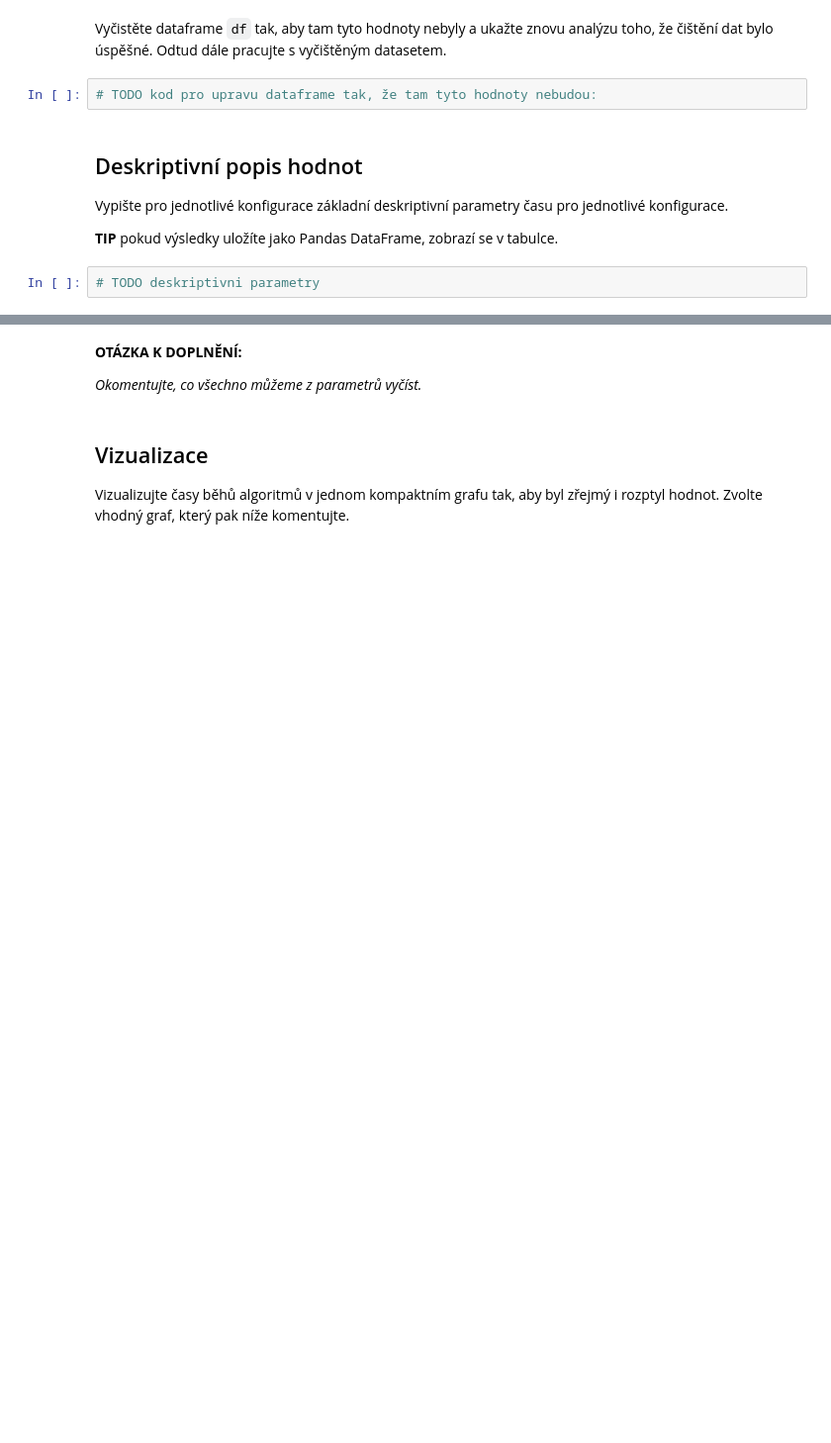
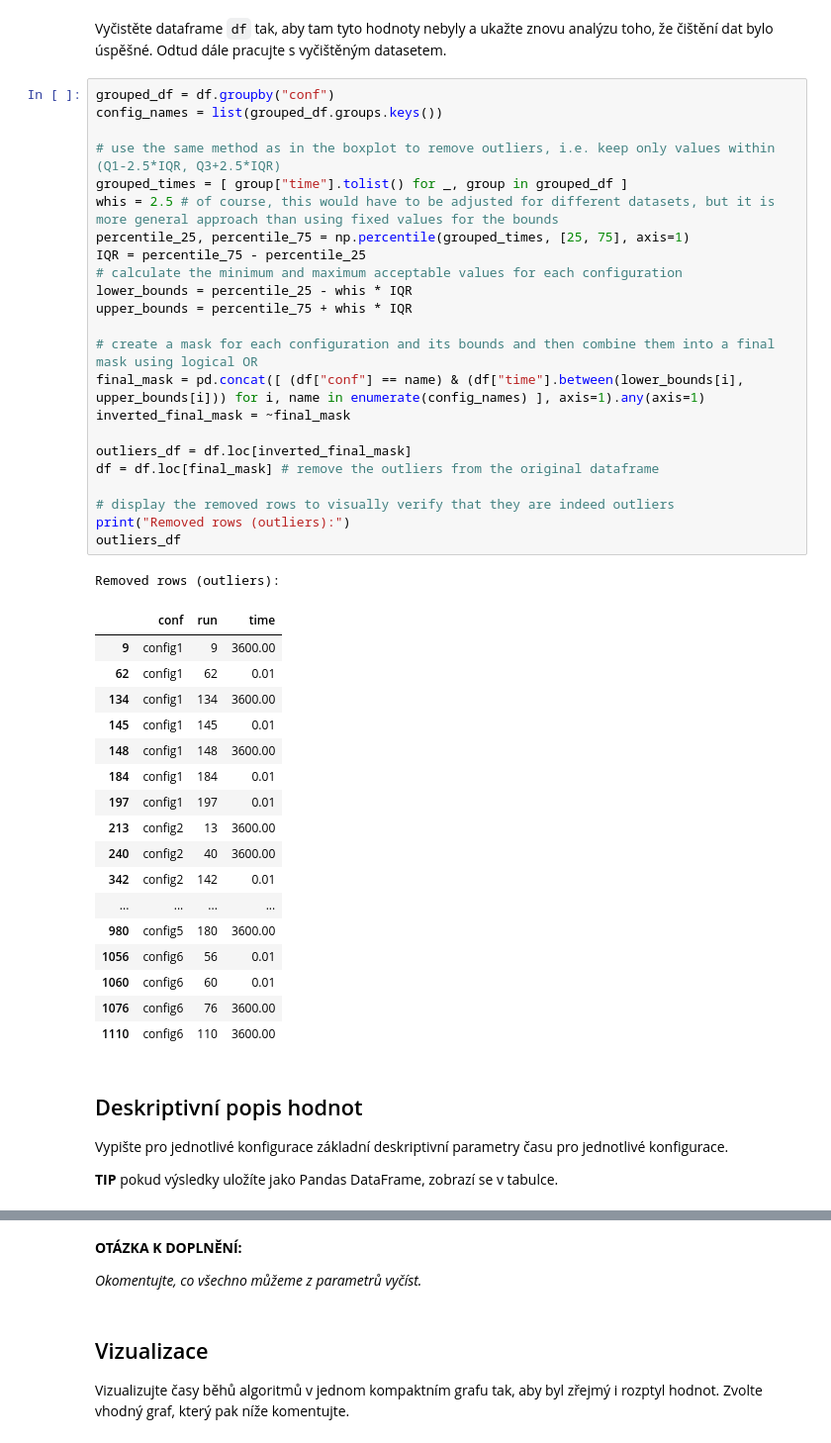
Before and after one commit to xmihol00/MSP, a Jupyter notebook: proj1/proj1.ipynb, the cells around one changed output, grey strips where cells are left out. Shown: that part at 99% size. Cells and saved outputs as stored; diff of their text form; blank space fills up the shorter version.

```diff
--- a/proj1/proj1.ipynb
+++ b/proj1/proj1.ipynb
@@ -91,11 +129,49 @@ _Objevily se nějaké chybné hodnoty? Proč tam jsou s ohledem na to, že se je
 # %% [markdown]
 Vyčistěte dataframe `df` tak, aby tam tyto hodnoty nebyly a ukažte znovu analýzu toho, že čištění dat bylo úspěšné. Odtud dále pracujte s vyčištěným datasetem.
-# %%
-# TODO kod pro upravu dataframe tak, že tam tyto hodnoty nebudou:
+# %%
+grouped_df = df.groupby("conf")
+config_names = list(grouped_df.groups.keys())
+
+# use the same method as in the boxplot to remove outliers, i.e. keep only values within (Q1-2.5*IQR, Q3+2.5*IQR)
+grouped_times = [ group["time"].tolist() for _, group in grouped_df ]
+whis = 2.5 # of course, this would have to be adjusted for different datasets, but it is more general approach than using fixed values for the bounds
+percentile_25, percentile_75 = np.percentile(grouped_times, [25, 75], axis=1)
+IQR = percentile_75 - percentile_25
+# calculate the minimum and maximum acceptable values for each configuration
+lower_bounds = percentile_25 - whis * IQR
+upper_bounds = percentile_75 + whis * IQR
+
+# create a mask for each configuration and its bounds and then combine them into a final mask using logical OR
+final_mask = pd.concat([ (df["conf"] == name) & (df["time"].between(lower_bounds[i], upper_bounds[i])) for i, name in enumerate(config_names) ], axis=1).any(axis=1)
+inverted_final_mask = ~final_mask
+
+outliers_df = df.loc[inverted_final_mask]
+df = df.loc[final_mask] # remove the outliers from the original dataframe
+
+# display the removed rows to visually verify that they are indeed outliers
+print("Removed rows (outliers):")
+outliers_df
+# %% [output]
+Removed rows (outliers):
+|  | conf | run | time |
+| 9 | config1 | 9 | 3600.00 |
+| 62 | config1 | 62 | 0.01 |
+| 134 | config1 | 134 | 3600.00 |
+| 145 | config1 | 145 | 0.01 |
+| 148 | config1 | 148 | 3600.00 |
+| 184 | config1 | 184 | 0.01 |
+| 197 | config1 | 197 | 0.01 |
+| 213 | config2 | 13 | 3600.00 |
+| 240 | config2 | 40 | 3600.00 |
+| 342 | config2 | 142 | 0.01 |
+| ... | ... | ... | ... |
+| 980 | config5 | 180 | 3600.00 |
+| 1056 | config6 | 56 | 0.01 |
+| 1060 | config6 | 60 | 0.01 |
+| 1076 | config6 | 76 | 3600.00 |
+| 1110 | config6 | 110 | 3600.00 |
 # %% [markdown]
 ## Deskriptivní popis hodnot
 Vypište pro jednotlivé konfigurace základní deskriptivní parametry času pro jednotlivé konfigurace.
 
 __TIP__ pokud výsledky uložíte jako Pandas DataFrame, zobrazí se v tabulce.
-# %%
-# TODO deskriptivni parametry
```
Also changed, not shown: parts of 7 cells of this notebook.
